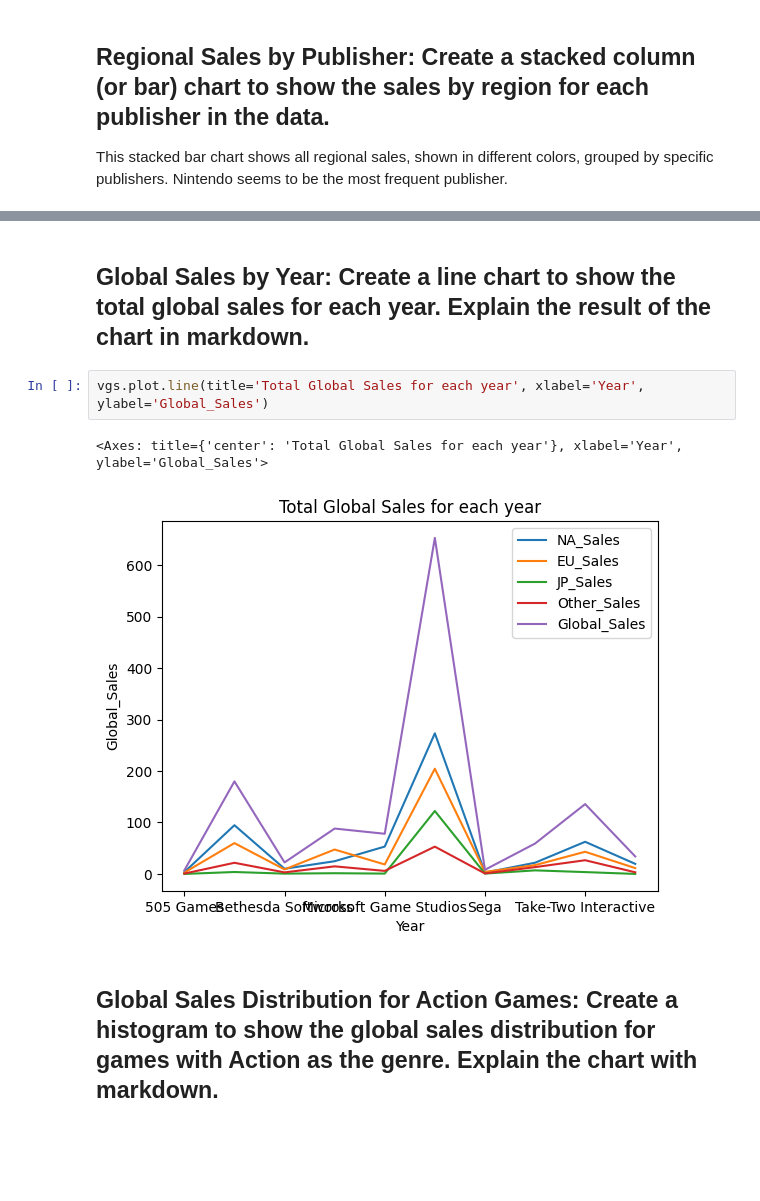
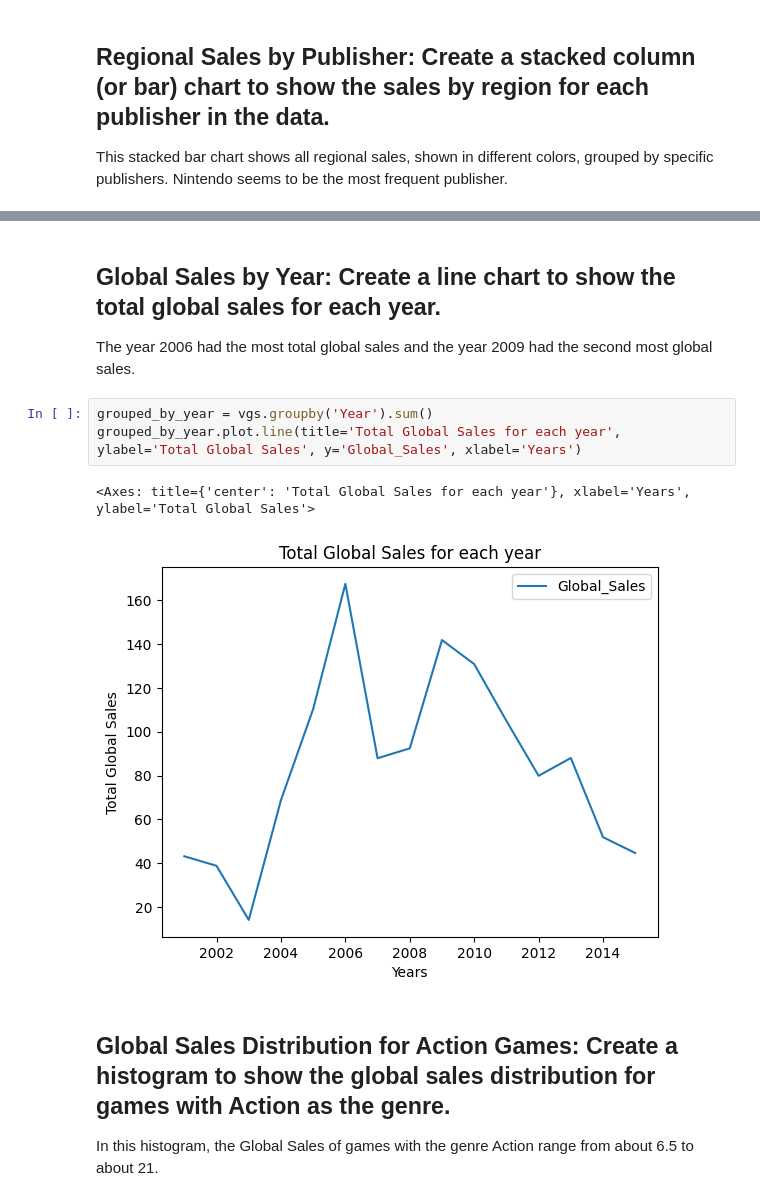
Before and after one commit to Schaeffer2013/Video_Game_Sales, a Jupyter notebook: Video_Game_Sales.ipynb, the cells around one changed output, grey strips where cells are left out. Saved outputs shown, nothing was run; the diff lists cells and outputs as text; blank space fills up the shorter version.

```diff
--- a/Video_Game_Sales.ipynb
+++ b/Video_Game_Sales.ipynb
@@ -23,11 +24,14 @@ vgs.plot.bar(stacked=True, title='Total sales for each Publisher by Region', xla
 # %% [markdown]
 
-## Global Sales by Year: Create a line chart to show the total global sales for each year. Explain the result of the chart in markdown.
+## Global Sales by Year: Create a line chart to show the total global sales for each year.
+The year 2006 had the most total global sales and the year 2009 had the second most global sales.
 # %%
-vgs.plot.line(title='Total Global Sales for each year', xlabel='Year', ylabel='Global_Sales')
+grouped_by_year = vgs.groupby('Year').sum()
+grouped_by_year.plot.line(title='Total Global Sales for each year', ylabel='Total Global Sales', y='Global_Sales', xlabel='Years')
 # %% [output]
-<Axes: title={'center': 'Total Global Sales for each year'}, xlabel='Year', ylabel='Global_Sales'>
+<Axes: title={'center': 'Total Global Sales for each year'}, xlabel='Years', ylabel='Total Global Sales'>
-[figure, old version]
+[figure, new version]
 # %% [markdown]
-## Global Sales Distribution for Action Games: Create a histogram to show the global sales distribution for games with Action as the genre. Explain the chart with markdown.
+## Global Sales Distribution for Action Games: Create a histogram to show the global sales distribution for games with Action as the genre.
+In this histogram, the Global Sales of games with the genre Action range from about 6.5 to about 21.
 # %%
```
Also changed, not shown: parts of 17 cells of this notebook.
